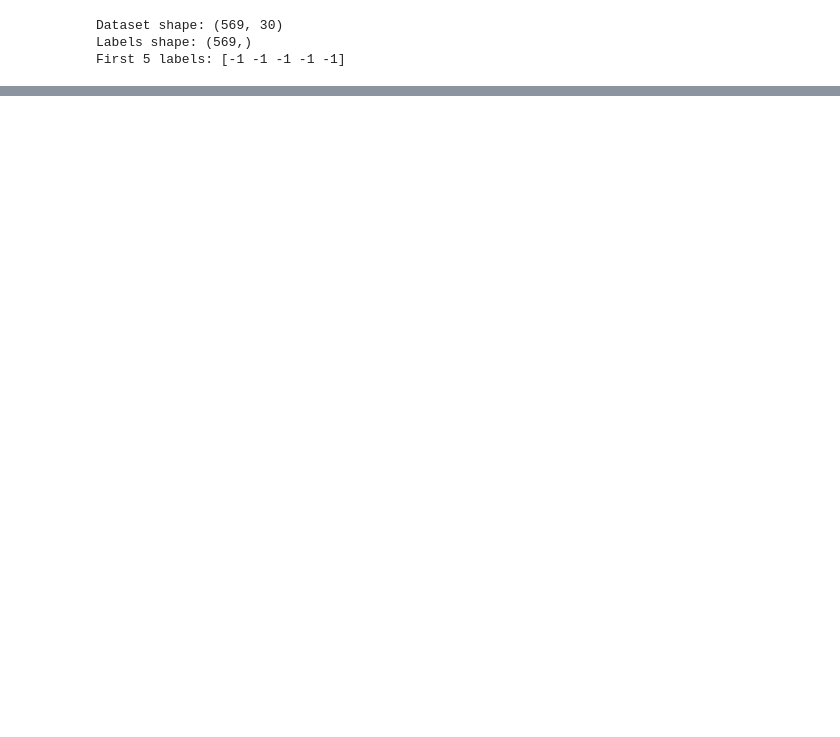
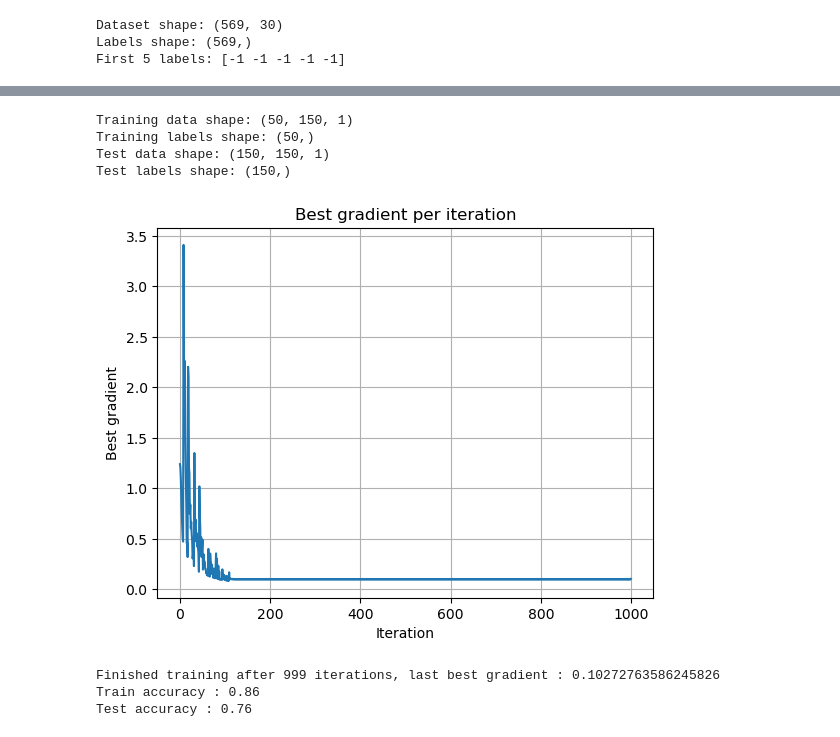
Before and after one commit to MelvinGode/Interpretable-TimeSeries-Classification, a Jupyter notebook: TSC.ipynb, the cells around one changed output, grey strips where cells are left out. Cells and saved outputs as stored; diff of their text form; code cells hidden in the pictures; blank space fills up the shorter version.

```diff
--- a/TSC.ipynb
+++ b/TSC.ipynb
@@ -491,0 +661,36 @@ def sax_subseq_to_interval(subseq, lookup):
+# %%
+from tslearn.datasets import UCR_UEA_datasets
+
+# Initialize the UCR_UEA_datasets object
+ucr = UCR_UEA_datasets()
+
+# Load the GunPoint dataset
+X_train, y_train, X_test, y_test = ucr.load_dataset("GunPoint")
+
+# Convert labels from {1, 2} to {-1, 1}
+y_train[y_train == 2] = -1
+y_test[y_test == 2] = -1
+
+print("Training data shape:", X_train.shape)
+print("Training labels shape:", y_train.shape)
+print("Test data shape:", X_test.shape)
+print("Test labels shape:", y_test.shape)
+
+gunpoint_sax_train = np.array([SAX_window(ts, w=16, alpha=4, l = int(0.2*len(ts))+1 ) for ts in X_train])
+gunpoint_sax_test = np.array([SAX_window(ts, w=16, alpha=4, l = int(0.2*len(ts))+1 ) for ts in X_test])
+# %% [output]
+Training data shape: (50, 150, 1)
+Training labels shape: (50,)
+Test data shape: (150, 150, 1)
+Test labels shape: (150,)
+# %%
+gunner = SEQL(convergence_threshold=.002, max_iterations=1000, C=0.2)
+gunner.fit(gunpoint_sax_train, y_train, plot_grads=True)
+
+print("Train accuracy :", gunner.accuracy(gunpoint_sax_train, y_train))
+print("Test accuracy :", gunner.accuracy(gunpoint_sax_test, y_test))
+# %% [output]
+[figure, added]
+Finished training after 999 iterations, last best gradient : 0.10272763586245826
+Train accuracy : 0.86
+Test accuracy : 0.76
```
Also changed, not shown: parts of 27 cells of this notebook.
